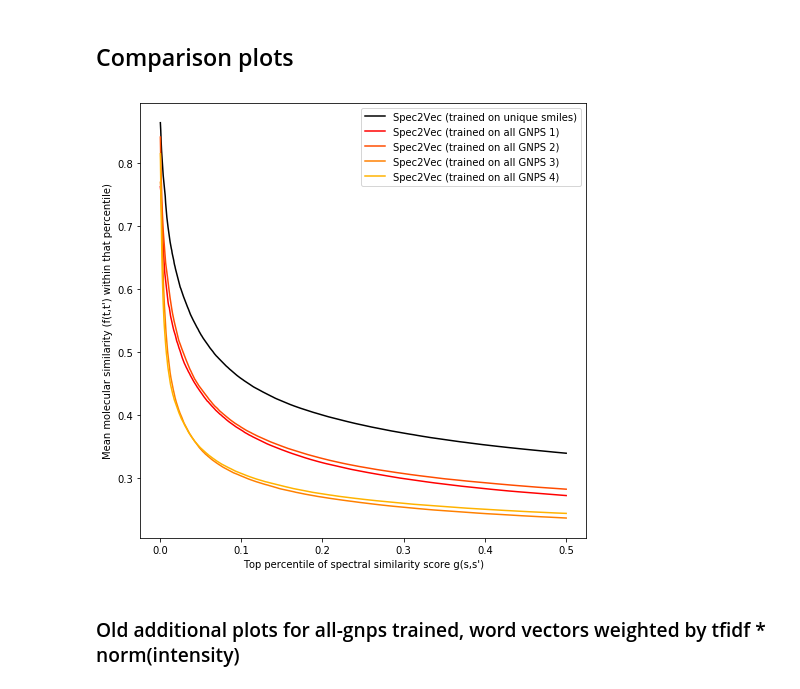
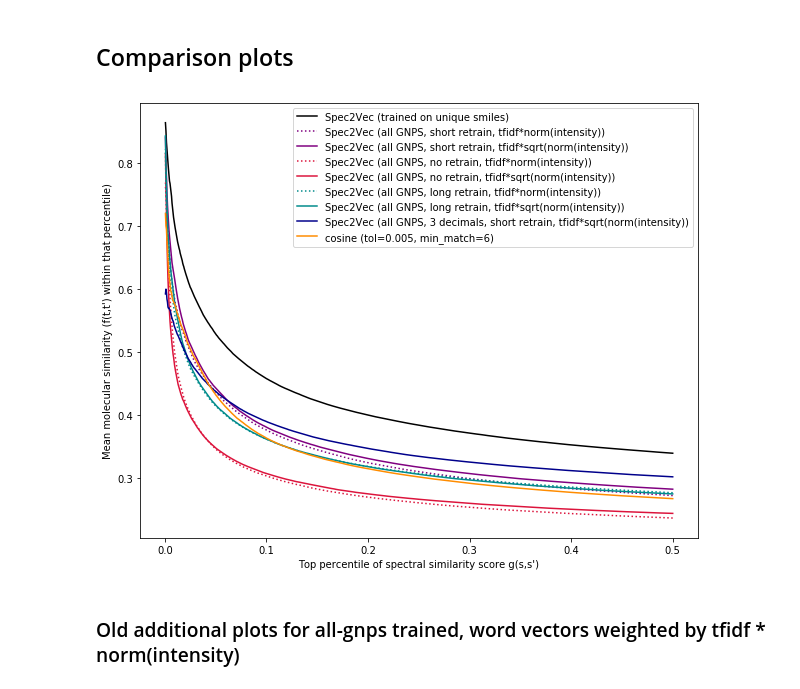
Before and after one commit to florian-huber/SeSiMe, a Jupyter notebook: notebooks/SeSiMe_MS_gnps_ALL.ipynb, the cells around one changed output. Saved outputs shown, nothing was run; the diff lists cells and outputs as text; code cells hidden in the pictures.

```diff
--- a/notebooks/SeSiMe_MS_gnps_ALL.ipynb
+++ b/notebooks/SeSiMe_MS_gnps_ALL.ipynb
@@ -622,13 +645,13 @@ The word2vec model will hence be updated by additional training.
 # %%
 # Calculate matrix of all-vs-all centroid similarity scores:
-M_sim_ctr = 1 - spatial.distance.cdist(MS_measure.vectors_centroid, MS_measure.vectors_centroid, 'cosine')
+M_sim_ctr_7 = 1 - spatial.distance.cdist(MS_measure.vectors_centroid, MS_measure.vectors_centroid, 'cosine')
 # %% [markdown]
 ### Plot data
 # %%
 bins_x = 50
 bins_y = 25
+A = np.delete(M_sim_ctr_7.reshape(9550**2), remove_diagonal)
+#B = np.delete(M_sim_morgan3.reshape(9550**2), remove_diagonal)
 
-H, edges = np.histogramdd([M_sim_ctr.reshape(9550**2),
-                           tanimoto_similarities.reshape(9550**2)],
-                          bins = (bins_x, bins_y))
+H, edges = np.histogramdd([A, B], bins = (bins_x, bins_y))
 # %%
@@ -679,0 +661,2 @@ binned_scatter_plot(bins_x, bins_y, H, edges)
+# %%
+ref_score_w2v_cum_7 = plot_high_sim_percentile(A, B, num_bins = 1000, show_top_percentile = 0.5)
@@ -692,35 +677,57 @@ Percentage of highly similar molecules within selection:  55.86 %
 # %% [markdown]
 ## Comparison plots
+# %%
+ref_score_cosine_cum4 = np.load('cosine_percentile_tol0005_minmatch6.npy')
 # %%
 # Compare all:
 num_bins = 1000
 show_top_percentile = 0.5
 
-cmap1 = matplotlib.cm.get_cmap('autumn') #('BuPu')
+cmap1 = matplotlib.cm.get_cmap("gnuplot") #('autumn') #('BuPu')
 cmap2 = matplotlib.cm.get_cmap('winter') #('YlGn')
 
-fig, ax = plt.subplots(figsize=(8,8))
+fig, ax = plt.subplots(figsize=(10,8))
 plt.plot((show_top_percentile/num_bins*(1+np.arange(num_bins)))[::-1], ref_score_w2v_cum_0, color='black',
          label='Spec2Vec (trained on unique smiles)')
 
-plt.plot((show_top_percentile/num_bins*(1+np.arange(num_bins)))[::-1], ref_score_w2v_cum_1, color=cmap1(0.0), #'purple',
-         label='Spec2Vec (trained on all GNPS 1)')
+plt.plot((show_top_percentile/num_bins*(1+np.arange(num_bins)))[::-1], ref_score_w2v_cum_1, ':',
+         color='purple', #cmap1(0.0),
+         label='Spec2Vec (all GNPS, short retrain, tfidf*norm(intensity))')
 
-plt.plot((show_top_percentile/num_bins*(1+np.arange(num_bins)))[::-1], ref_score_w2v_cum_2, color=cmap1(0.3), #'crimson',
-         label='Spec2Vec (trained on all GNPS 2)')
+plt.plot((show_top_percentile/num_bins*(1+np.arange(num_bins)))[::-1], ref_score_w2v_cum_2,
+         color='purple', #(0.2),
+         label='Spec2Vec (all GNPS, short retrain, tfidf*sqrt(norm(intensity))')
 
-plt.plot((show_top_percentile/num_bins*(1+np.arange(num_bins)))[::-1], ref_score_w2v_cum_3, color=cmap1(0.5), #'pink',
-         label='Spec2Vec (trained on all GNPS 3)')
+plt.plot((show_top_percentile/num_bins*(1+np.arange(num_bins)))[::-1], ref_score_w2v_cum_3, ':',
+         color='crimson', #cmap1(0.4), #'pink',
+         label='Spec2Vec (all GNPS, no retrain, tfidf*norm(intensity))')
 
-plt.plot((show_top_percentile/num_bins*(1+np.arange(num_bins)))[::-1], ref_score_w2v_cum_4, color=cmap1(0.7), #'pink',
-         label='Spec2Vec (trained on all GNPS 4)')
+plt.plot((show_top_percentile/num_bins*(1+np.arange(num_bins)))[::-1], ref_score_w2v_cum_4,
+         color='crimson', #cmap1(0.5), #'pink',
+         label='Spec2Vec (all GNPS, no retrain, tfidf*sqrt(norm(intensity))')
+
+plt.plot((show_top_percentile/num_bins*(1+np.arange(num_bins)))[::-1], ref_score_w2v_cum_6, ':',
+         color='darkcyan', #cmap1(0.7), #'pink',
+         label='Spec2Vec (all GNPS, long retrain, tfidf*norm(intensity))')
+
+plt.plot((show_top_percentile/num_bins*(1+np.arange(num_bins)))[::-1], ref_score_w2v_cum_5,
+         color='darkcyan', #cmap1(0.8), #'pink',
+         label='Spec2Vec (all GNPS, long retrain, tfidf*sqrt(norm(intensity))')
+
+plt.plot((show_top_percentile/num_bins*(1+np.arange(num_bins)))[::-1], ref_score_w2v_cum_7,
+         color='darkblue', #cmap1(1.0), #'pink',
+         label='Spec2Vec (all GNPS, 3 decimals, short retrain, tfidf*sqrt(norm(intensity))')
+
+plt.plot((show_top_percentile/num_bins*(1+np.arange(num_bins)))[::-1], ref_score_cosine_cum4,
+         color='darkorange', #cmap1(1.0), #'pink',
+         label='cosine (tol=0.005, min_match=6)')
 
 plt.legend()
 plt.xlabel("Top percentile of spectral similarity score g(s,s')")
 plt.ylabel("Mean molecular similarity (f(t,t') within that percentile)")
 plt.savefig('Top_percentile_comparison_allGNPS.pdf')
 # %% [output]
-[figure, old version]
+[figure, new version]
 # %% [markdown]
 ### Old additional plots for all-gnps trained, word vectors weighted by tfidf * norm(intensity)
 # %%
```
Also changed, not shown: parts of 33 cells of this notebook.
